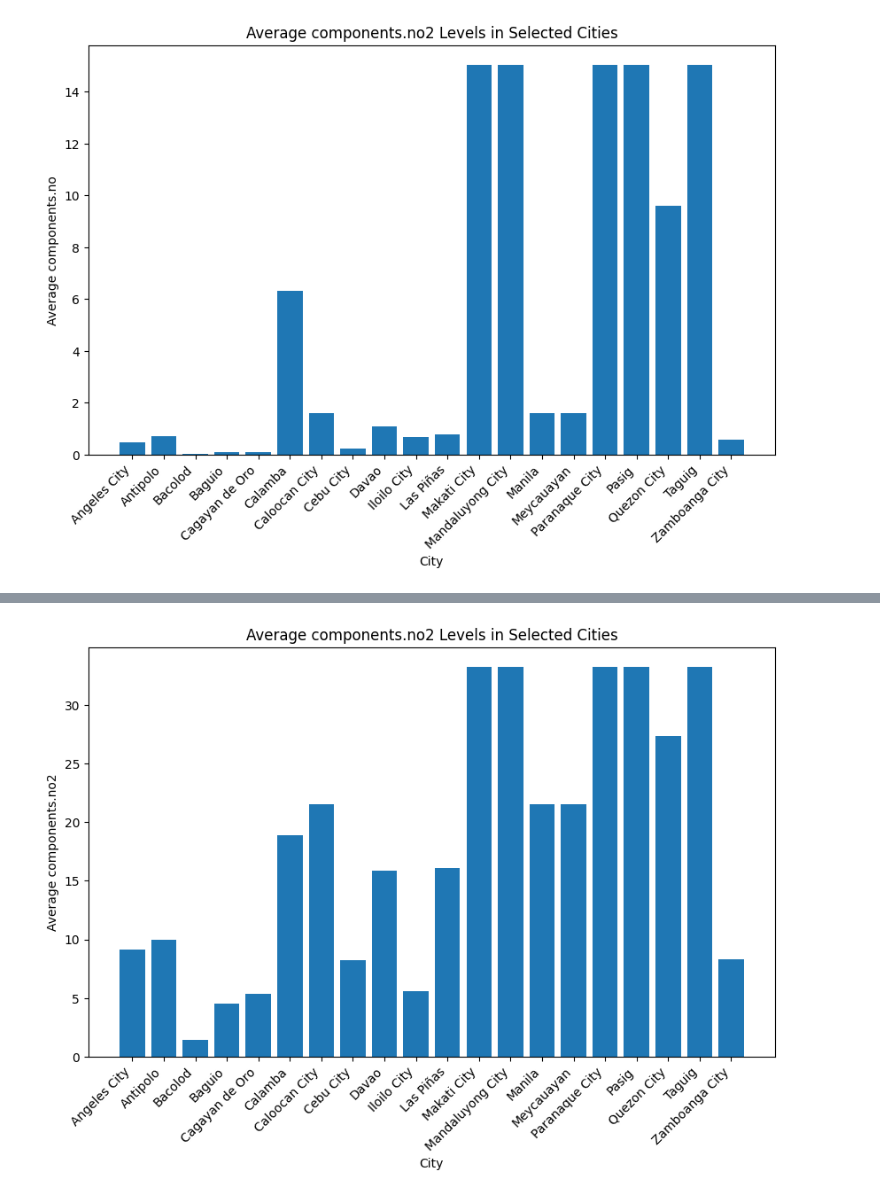
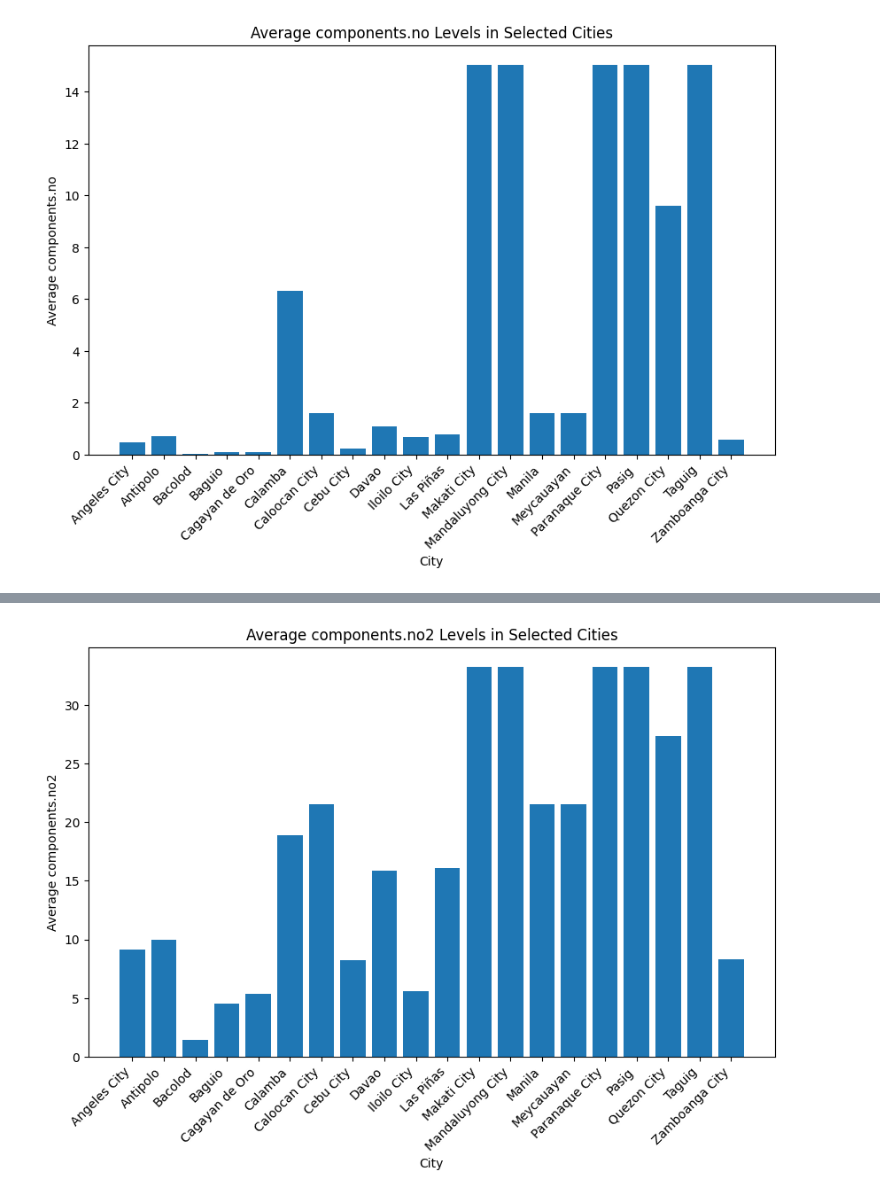
Before and after one commit to ParantarUrielAlexis/Spotify-Analysis, a Jupyter notebook: data.ipynb, the cells around one changed output, grey strips where cells are left out. Drawn from its saved outputs; the diff is of its cells as text; code cells hidden in the pictures.

```diff
--- a/data.ipynb
+++ b/data.ipynb
@@ -276,26 +266,27 @@ display(spikes_with_coordinates.head(10))
 # %%
 desired_cities = ["Manila", "Quezon City", "Cebu City",
                   "Davao", "Makati City", "Taguig", "Pasig", "Calamba",
                   "Mandaluyong City", "Caloocan City", "Las Piñas", "Meycauayan",
                   "Paranaque City", "Baguio", "Angeles City", "Iloilo City",
                   "Cagayan de Oro", "Zamboanga City", "Bacolod", "Antipolo"]
 
 # Filter data for the desired cities
 filtered_df = df[df['city_name'].isin(desired_cities)]
 
 # Select the desired pollutant (e.g., 'components.nh3') and convert 'datetime' to datetime type
 pollutant_NO= 'components.no'
 
+
 # Group data by city and calculate the average pollutant level
 average_NO = filtered_df.groupby('city_name')[pollutant_NO].mean()
 
 # Plot the average pollutant levels for each city
 plt.figure(figsize=(10, 6))
 plt.bar(average_NO.index, average_NO.values)
 plt.xlabel('City')
 plt.ylabel(f'Average {pollutant_NO}')
-plt.title(f'Average {pollutant_NO2} Levels in Selected Cities')
+plt.title(f'Average {pollutant_NO} Levels in Selected Cities')
 plt.xticks(rotation=45, ha='right')
 plt.show()
 # %% [output]
-[figure, old version]
+[figure, new version]
```
Also changed, not shown: parts of 12 cells of this notebook.
